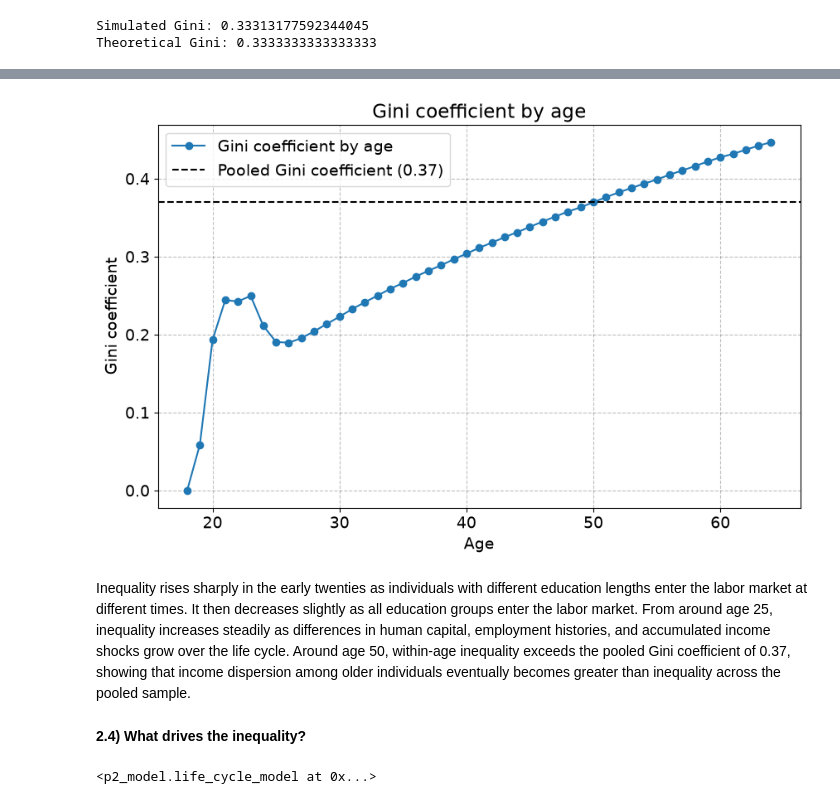
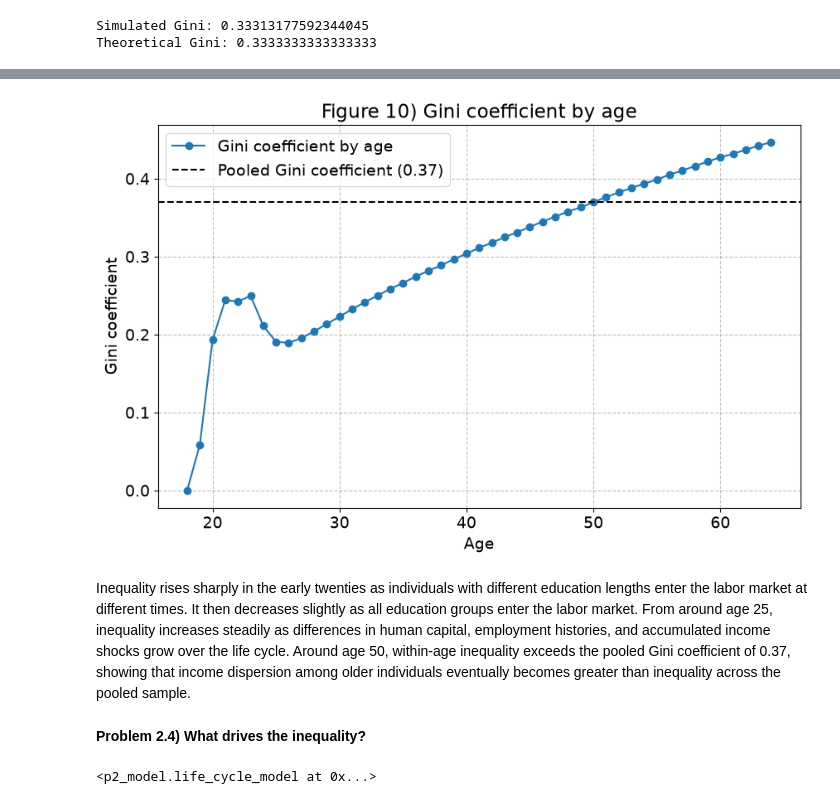
Before and after one commit to NumEconCopenhagen/projects-2024-group67, a Jupyter notebook: DataProject.ipynb, the cells around one changed output, grey strips where cells are left out. Saved outputs shown, nothing was run; the diff lists cells and outputs as text; code cells hidden in the pictures.

```diff
--- a/DataProject.ipynb
+++ b/DataProject.ipynb
@@ -999,39 +957,39 @@ gini_by_age = np.array([
 
 # b. defining the age range
 ages = np.arange(18, 18 + model.T)
 
 # c. plotting the results
 plt.figure(figsize=(10, 6))
 
 # i. plotting the Gini coefficient by age
 plt.plot(
     ages,
     gini_by_age,
     marker='o',
     label='Gini coefficient by age'
 )
 
 # ii. adding a reference line for the pooled Gini coefficient
 plt.axhline(
     y=gini_all, #Using the pooled gini coefficient, that was calculated earlier in the notebook.
     color='black',
     linestyle='--',
     label=f'Pooled Gini coefficient ({gini_all:.2f})'
 )
 
 # iii. formatting the plot
 plt.xlabel('Age')
 plt.ylabel('Gini coefficient')
-plt.title('Gini coefficient by age')
+plt.title('Figure 10) Gini coefficient by age')
 plt.legend()
 
 plt.show()
 # %% [output]
-[figure, old version]
+[figure, new version]
 # %% [markdown]
 Inequality rises sharply in the early twenties as individuals with different education lengths enter the labor market at different times. It then decreases slightly as all education groups enter the labor market. From around age 25, inequality increases steadily as differences in human capital, employment histories, and accumulated income shocks grow over the life cycle. Around age 50, within-age inequality exceeds the pooled Gini coefficient of 0.37, showing that income dispersion among older individuals eventually becomes greater than inequality across the pooled sample.
 # %% [markdown]
-**2.4) What drives the inequality?**
+**Problem 2.4) What drives the inequality?**
 # %%
 ##Making the different models, where we turn off different features of the model to see how they affect the results.
 
```
Also changed, not shown: parts of 35 cells of this notebook.
